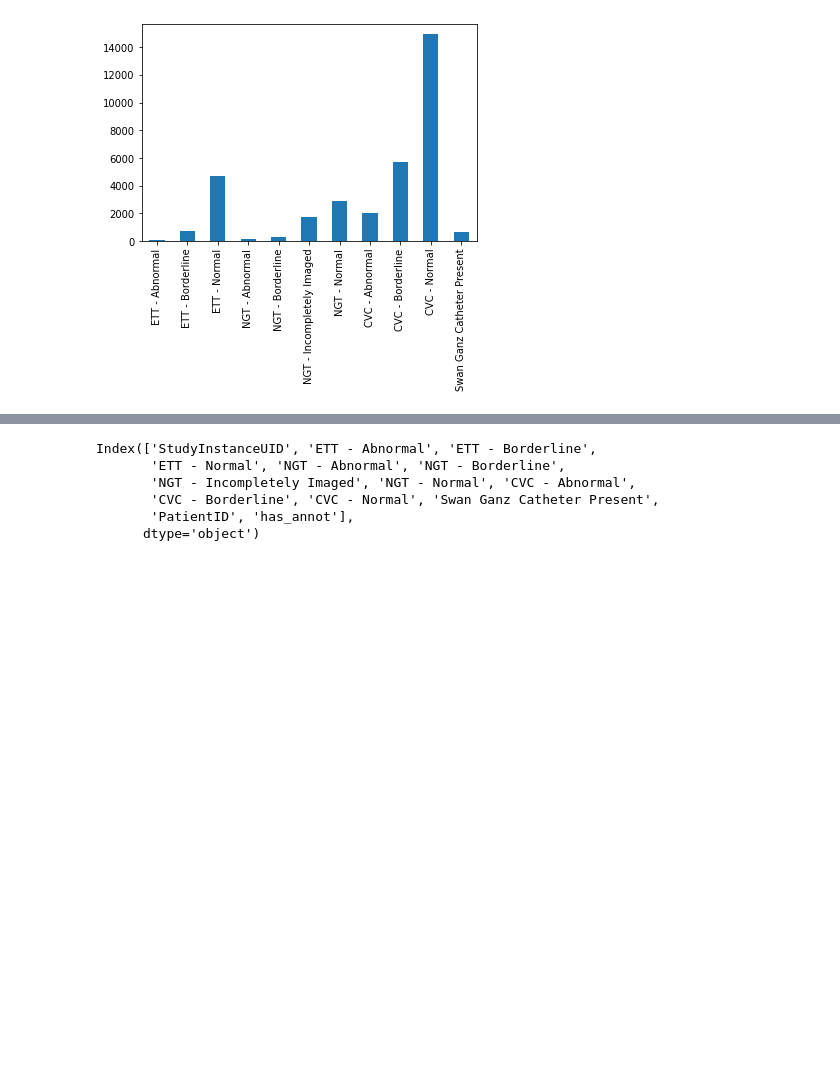
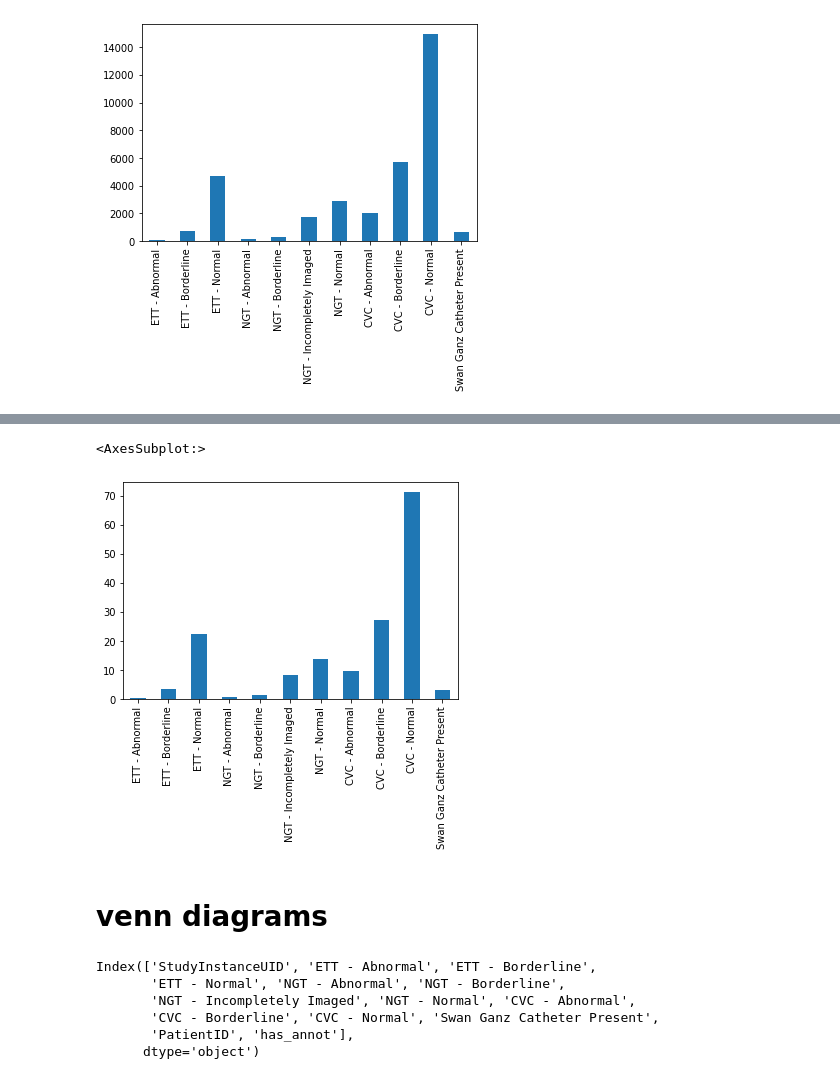
Before and after one commit to kseniaryabinova/lungs_competition, a Jupyter notebook: jupyter_notebooks/more_eda.ipynb, the cells around one changed output, grey strips where cells are left out. Saved outputs shown, nothing was run; the diff lists cells and outputs as text; code cells hidden in the pictures; blank space fills up the shorter version.

```diff
--- a/jupyter_notebooks/more_eda.ipynb
+++ b/jupyter_notebooks/more_eda.ipynb
@@ -39,3 +44,10 @@ train[train['has_annot'] == 0].drop(['PatientID', 'StudyInstanceUID', 'has_annot
+# %%
+(train[train['has_annot'] == 0].drop(['PatientID', 'StudyInstanceUID', 'has_annot'], axis=1).sum() / len(train[train['has_annot'] == 0]) * 100).plot(kind='bar')
+# %% [output]
+<AxesSubplot:>
+[figure, added]
+# %% [markdown]
+# venn diagrams
 # %%
 from venn import generate_petal_labels, draw_venn, generate_colors
 import numpy as np
```
Also changed, not shown: parts of 7 cells of this notebook.
